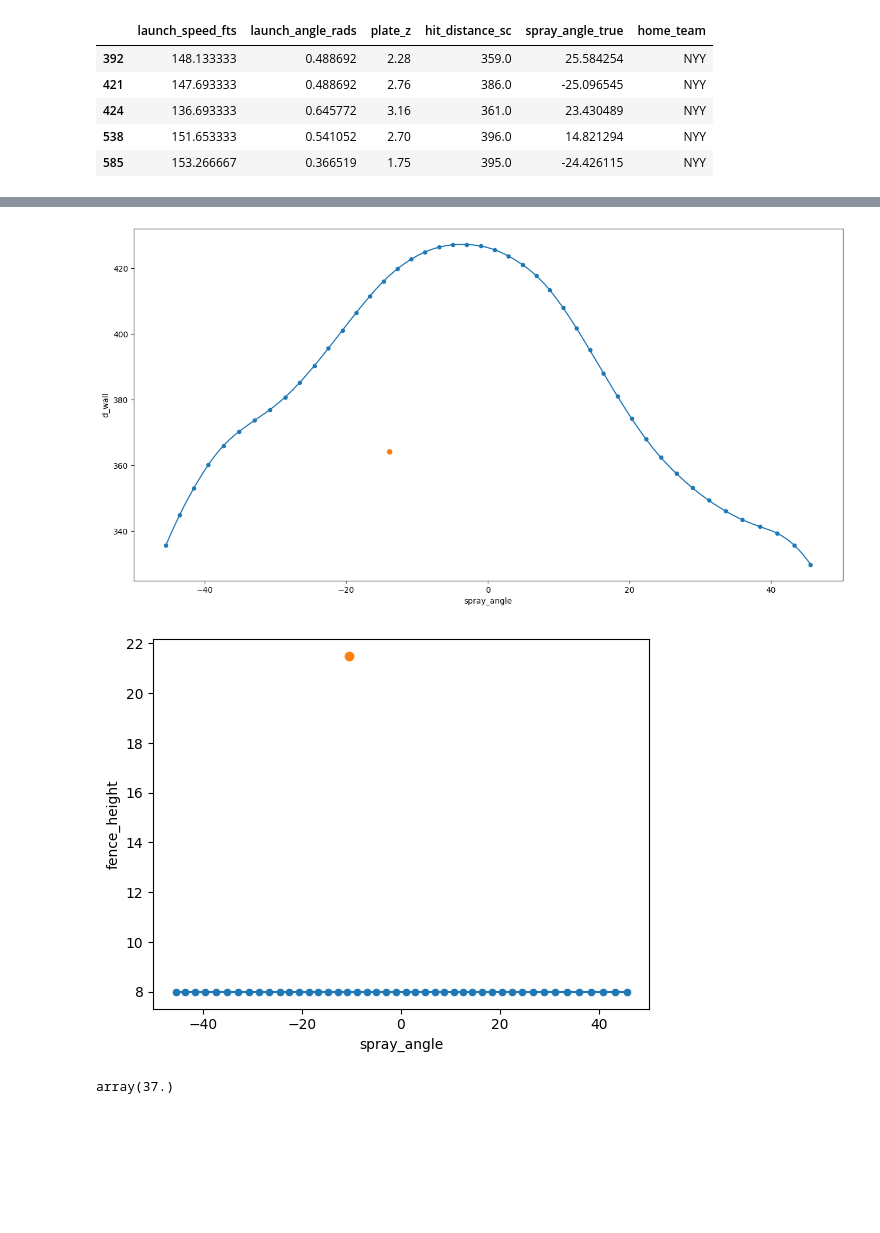
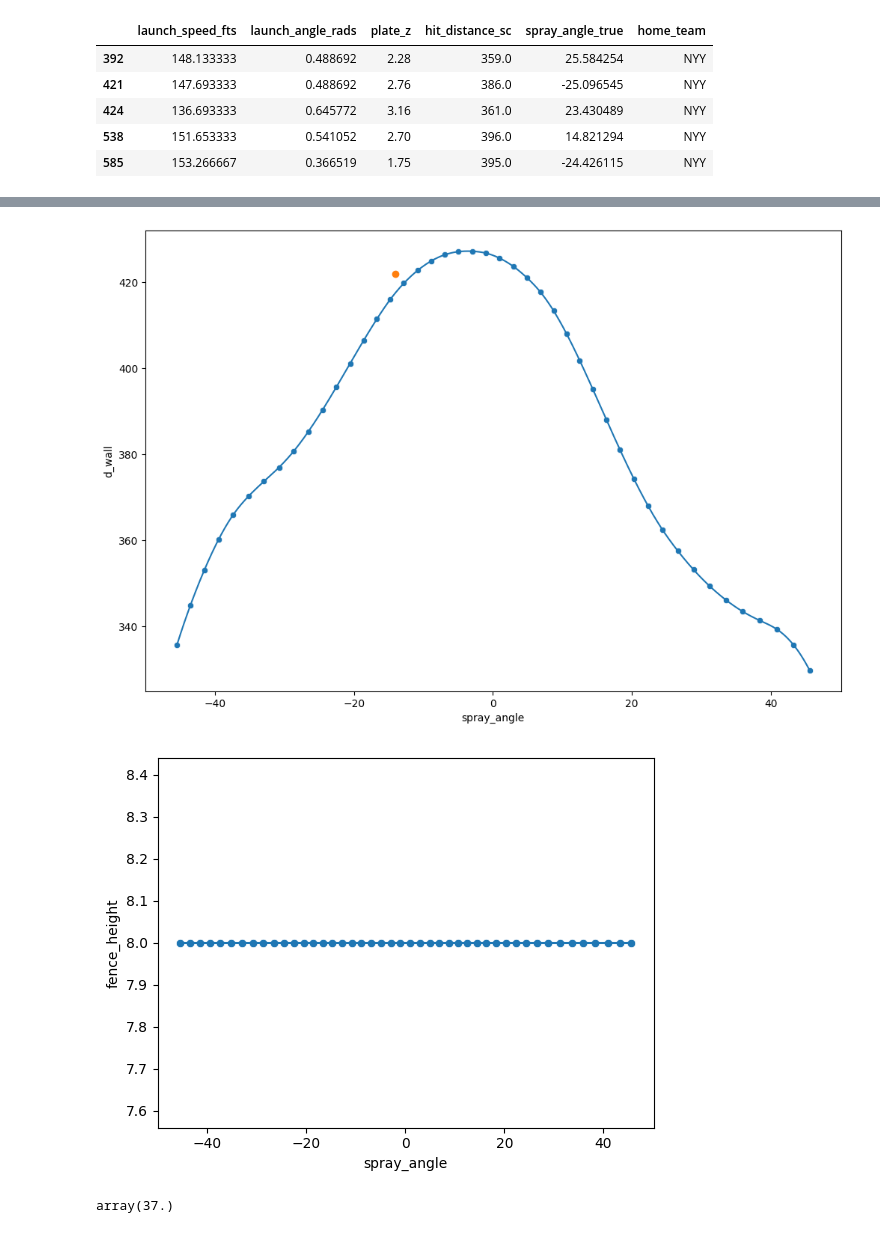
Before and after one commit to vtrudy01/YouTube-Code, a Jupyter notebook: main.ipynb, the cells around one changed output, grey strips where cells are left out. Saved outputs shown, nothing was run; the diff lists cells and outputs as text; code cells hidden in the pictures; blank space fills up the shorter version.

```diff
--- a/main.ipynb
+++ b/main.ipynb
@@ -23,10 +23,6 @@ dims = pd.read_csv('https://raw.githubusercontent.com/bdilday/GeomMLBStadiums/ma
 outfield_dims['spray_angle'] = outfield_dims.apply(lambda x: helpers.spray_angle(x.x, x.y),1)
 
 hits_data['spray_angle_true'] = hits_data.apply(lambda x: helpers.spray_angle(x.hc_x_, x.hc_y_),1)
-# %%
-spray_angle_func = np.poly1d(np.polyfit(hits_data['test_angle'], hits_data['spray_angle_true'],1))
-
-outfield_dims['spray_angle'] = outfield_dims['spray_angle'].apply(lambda x: spray_angle_func(x),1)
 # %%
 outfield_dims['team_abv'] = outfield_dims['team'].apply(lambda x: helpers.mapping[x])
 # %%
@@ -245,27 +263,26 @@ sns.scatterplot(hits_data[(hits_data['home_team']=='NYY') & (hits_data['class']=
 # %%
 from scipy.interpolate import make_interp_spline
 
 temp = outfield_dims.query('team_abv == "NYY"').sort_values('spray_angle')
 
 x_hat = np.linspace(temp['spray_angle'].min(), temp['spray_angle'].max(),1000)
 
 dist_func = make_interp_spline(temp['spray_angle'], temp['d_wall'])
 height_func = make_interp_spline(temp['spray_angle'], temp['fence_height'],k=1)
 
-plt.figure(figsize=(16,8))
+plt.figure(figsize=(12,8))
 
 sns.scatterplot(temp, x='spray_angle',y='d_wall')
 plt.plot(x_hat, dist_func(x_hat))
-plt.plot(-13.904309, 364.15,'o')
+plt.plot(-14.02, 422,'o')
 plt.show()
 
 sns.scatterplot(temp, x='spray_angle',y='fence_height')
 plt.plot(x_hat, height_func(x_hat))
-plt.plot(-10.42, 21.5,'o')
 plt.show()
 # %% [output]
-[figure, old version]
+[figure, new version]
-[figure, old version]
+[figure, new version]
 # %%
 height_func(-13.904309)
 # %% [output]
```
Also changed, not shown: parts of 5 cells of this notebook.
